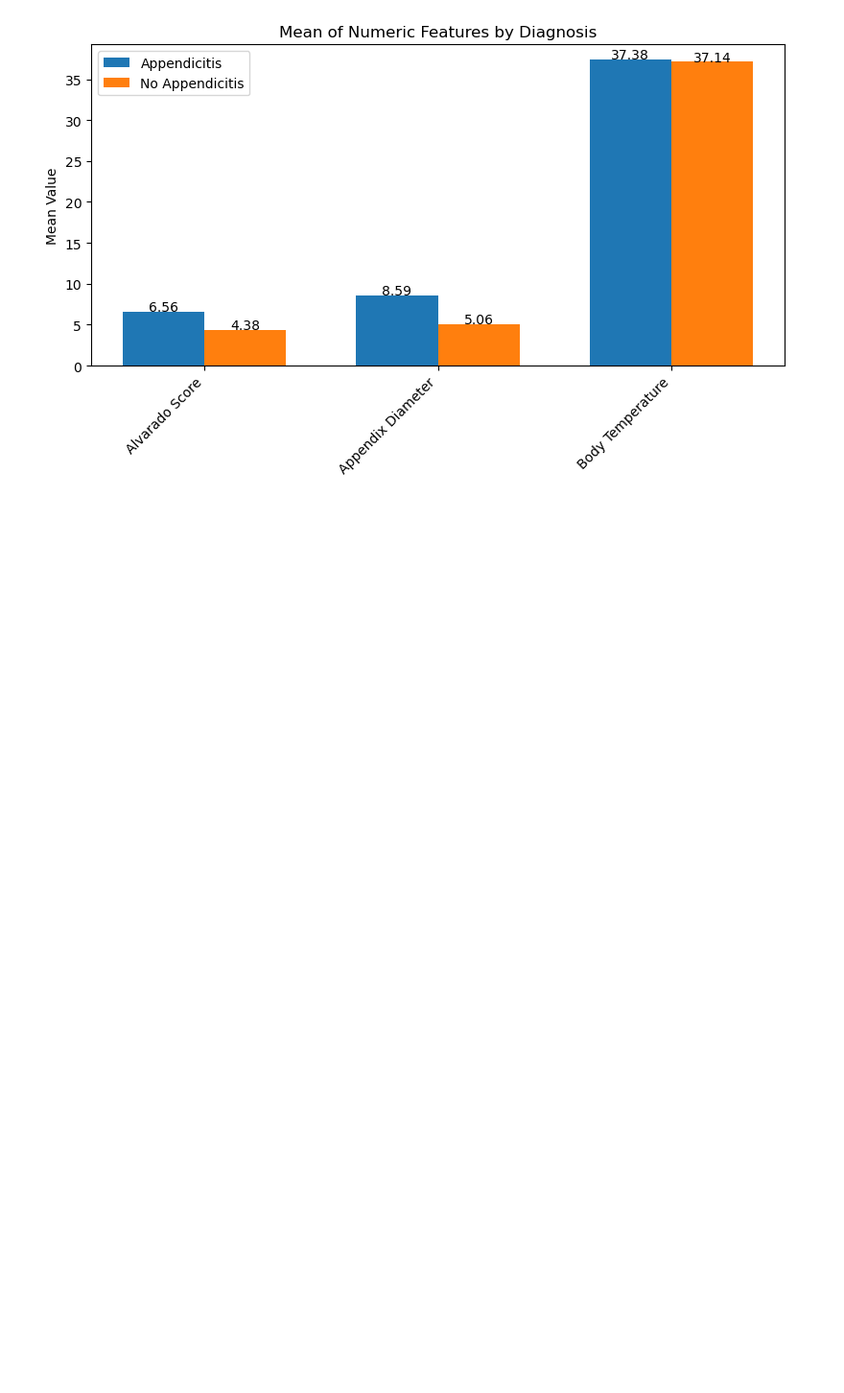
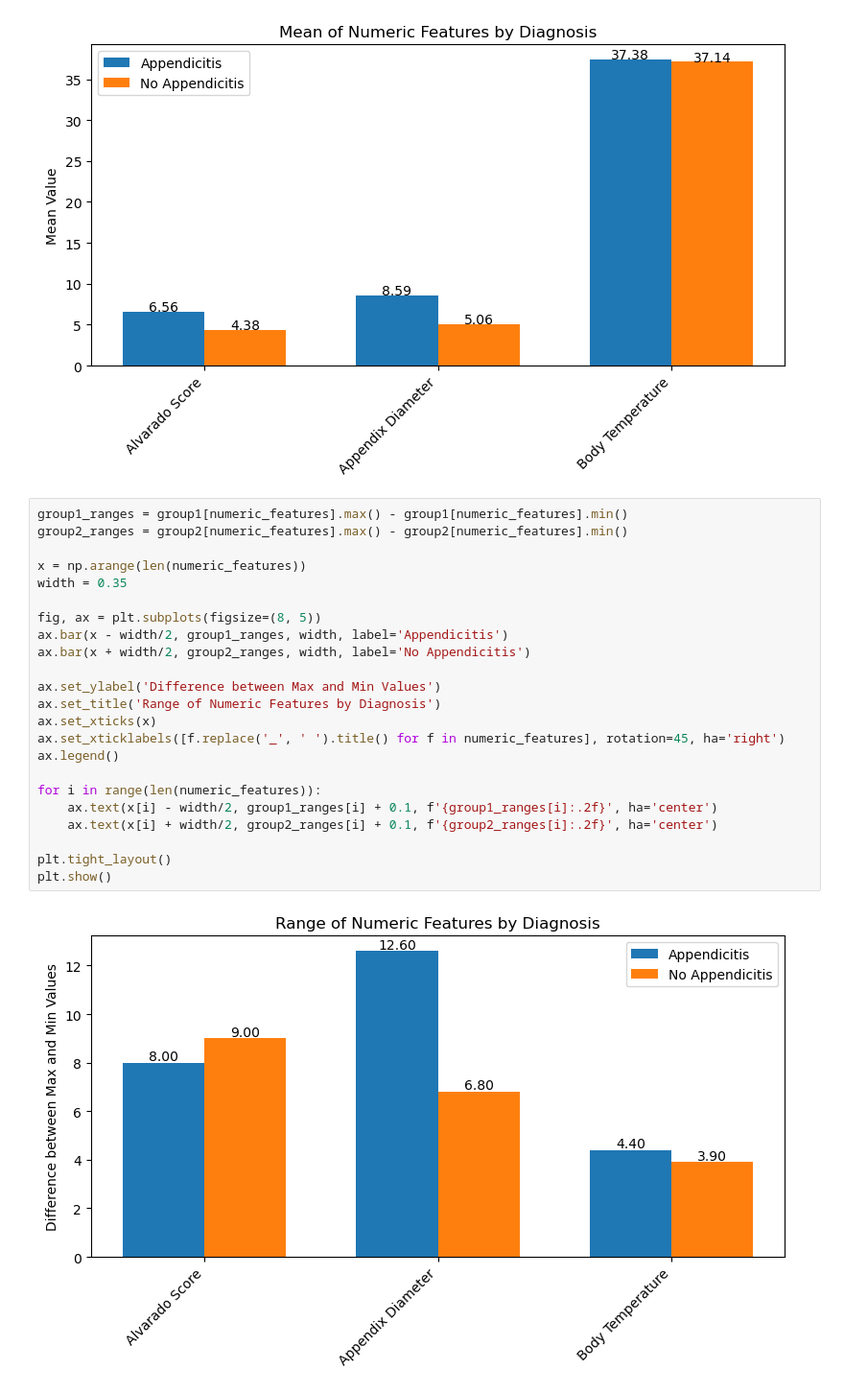
Before and after one commit to danieldema/appendicitis_analysis, a Jupyter notebook: app_analysis.ipynb, the cells around one changed output. Shown: that part at 96% size. Cells and saved outputs as stored; diff of their text form; blank space fills up the shorter version.

```diff
--- a/app_analysis.ipynb
+++ b/app_analysis.ipynb
@@ -237,3 +263,28 @@ plt.tight_layout()
 plt.show()
 # %% [output]
 [figure]
+# %%
+group1_ranges = group1[numeric_features].max() - group1[numeric_features].min()
+group2_ranges = group2[numeric_features].max() - group2[numeric_features].min()
+
+x = np.arange(len(numeric_features))
+width = 0.35
+
+fig, ax = plt.subplots(figsize=(8, 5))
+ax.bar(x - width/2, group1_ranges, width, label='Appendicitis')
+ax.bar(x + width/2, group2_ranges, width, label='No Appendicitis')
+
+ax.set_ylabel('Difference between Max and Min Values')
+ax.set_title('Range of Numeric Features by Diagnosis')
+ax.set_xticks(x)
+ax.set_xticklabels([f.replace('_', ' ').title() for f in numeric_features], rotation=45, ha='right')
+ax.legend()
+
+for i in range(len(numeric_features)):
+    ax.text(x[i] - width/2, group1_ranges[i] + 0.1, f'{group1_ranges[i]:.2f}', ha='center')
+    ax.text(x[i] + width/2, group2_ranges[i] + 0.1, f'{group2_ranges[i]:.2f}', ha='center')
+
+plt.tight_layout()
+plt.show()
+# %% [output]
+[figure, added]
```
Also changed, not shown: parts of 1 cell of this notebook.
